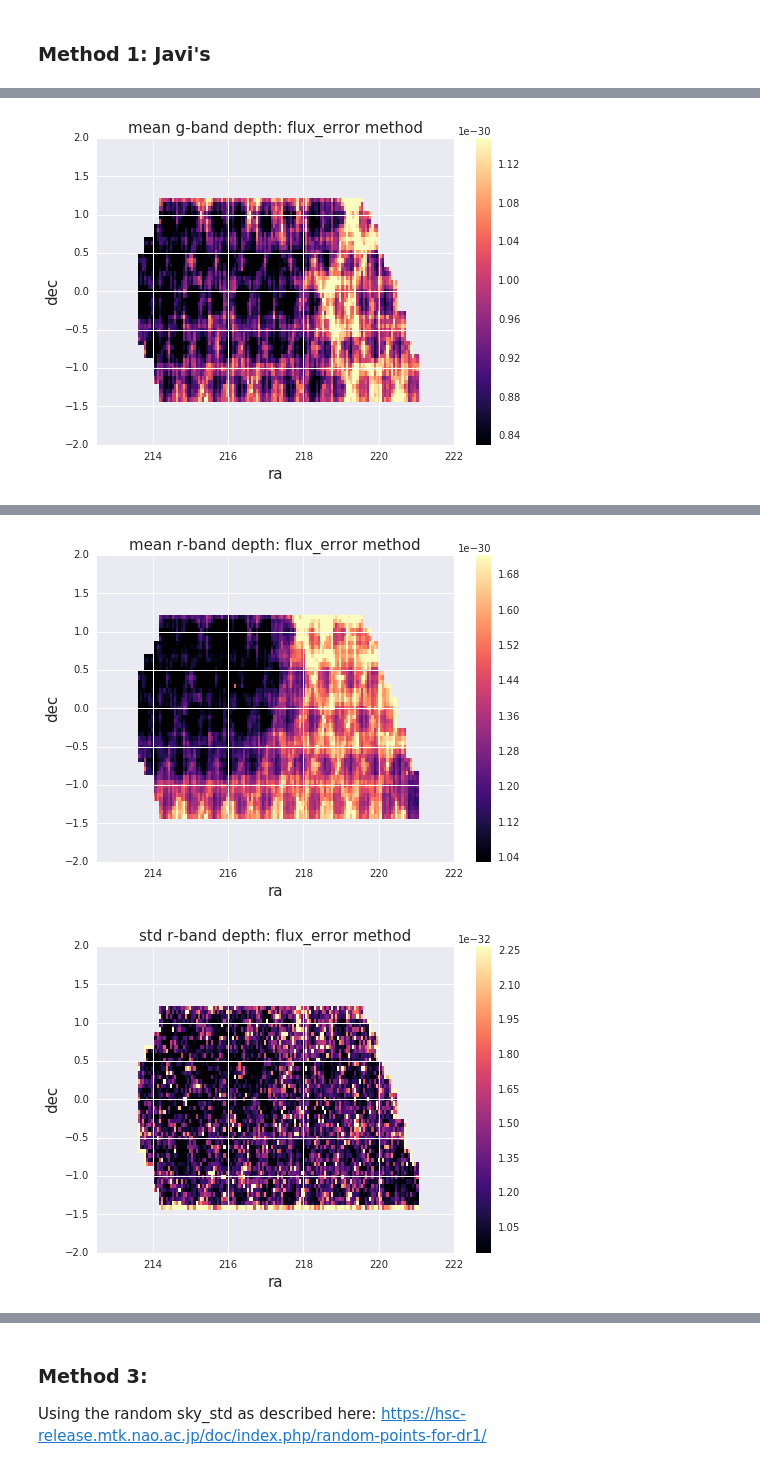
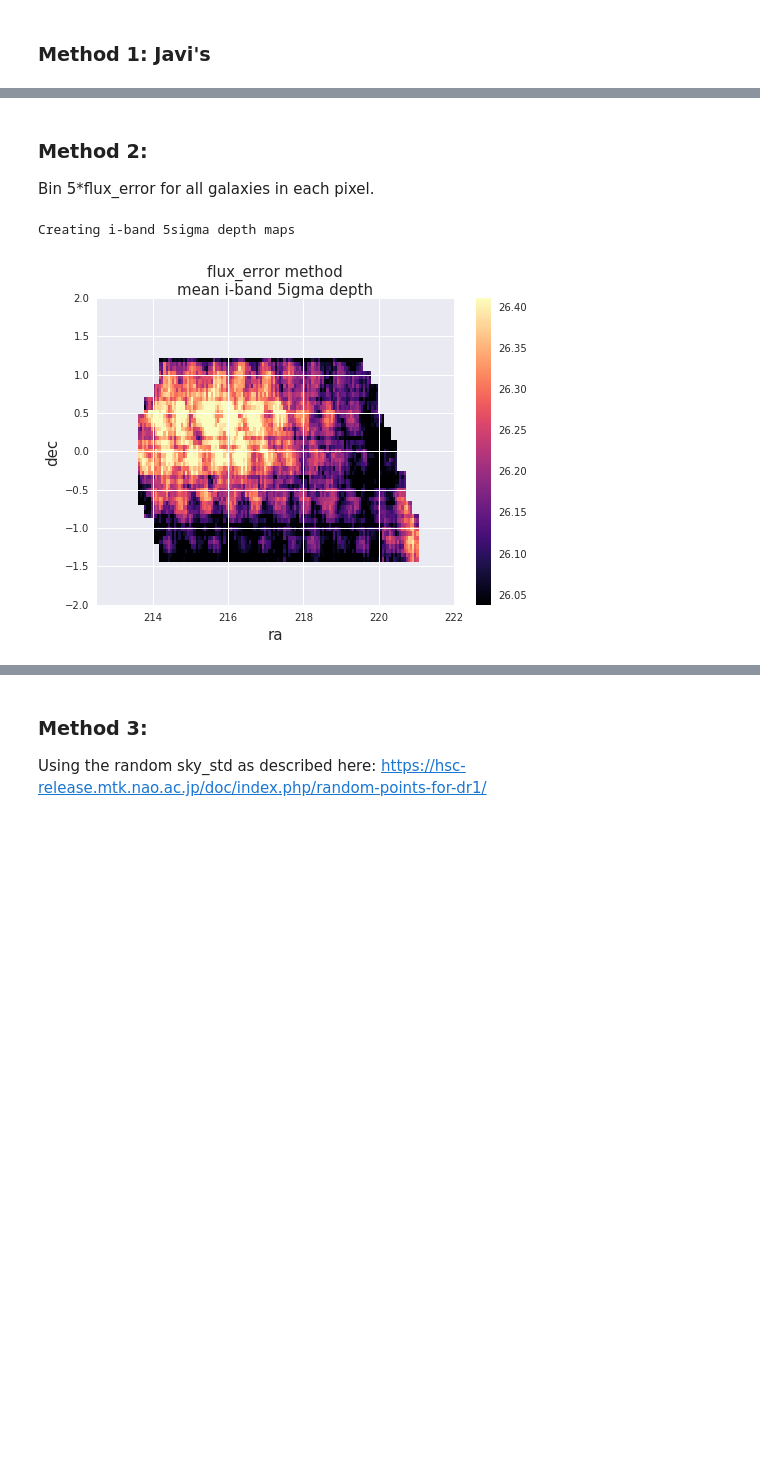
Before and after one commit to LSSTDESC/DEHSC_LSS, a Jupyter notebook: HSC_5sigma-depth.ipynb, the cells around one changed output, grey strips where cells are left out. Cells and saved outputs as stored; diff of their text form; code cells hidden in the pictures; blank space fills up the shorter version.

Commit message:
Updated notebook using the new code. Compared output with saved maps. They match.

```diff
--- a/HSC_5sigma-depth.ipynb
+++ b/HSC_5sigma-depth.ipynb
@@ -78,5 +83,6 @@ Added the columns. Now plotting the distribution.
 # %% [markdown]
 ### Estimate 5$\sigma$ depth
 # %%
-bands= ['g', 'r', 'i', 'z', 'y']
+bands= ['i']
+SNRthreshold= 5
 depthMap, depthMap_var= {}, {}
@@ -141,12 +91,14 @@ HSCField= 'GAMA15H_forced'
 # %%
 # create the 5sigma depth maps for each filter, using cmodel mags. plot skymaps + cartview.
-methodTag= 'Javis'
-depthMap[methodTag], depthMap_var[methodTag]= {}, {}
-
+HSCField= 'GAMA15H_forced'
+method= 'Javis'
+depthMap[method], depthMap_var[method]= {}, {}
 for band in bands:
     key= '%scmodel'%band
-    out= depth_map_snr_nonHP(ra= HSCdata[HSCField]['ra'], dec= HSCdata[HSCField]['dec'],
-                             mags= HSCdata[HSCField]['%s_mag'%key],
-                             snr= HSCdata[HSCField]['%s-SNR'%key],
-                             flatSkyGrid= flatSkyGrid)
-    depthMap[methodTag][band], depthMap_var[methodTag][band]= out
+    out= estDepth.javis_method(HSCdata[HSCField]['ra'], HSCdata[HSCField]['dec'], band,
+                               mags= HSCdata[HSCField]['%s_mag'%key],
+                               snr= HSCdata[HSCField]['%s-SNR'%key],
+                               flatSkyGrid= flatSkyGrid,
+                               SNRthreshold= SNRthreshold, plotMaps= True,
+                               saveMaps= False, outputDir= None)
+    depthMap[method][band], depthMap_var[method][band]= out
@@ -153,6 +108,0 @@ for band in bands:
-# %%
-for band in bands:
-    flatSkyGrid.view_map(depthMap[methodTag][band], posColorbar= True, title= "mean %s-band depth: Javi's method"%band,
-                         xlabel='ra', ylabel='dec')
-    flatSkyGrid.view_map(depthMap_var[methodTag][band], posColorbar= True, title= "std %s-band depth: Javi's method"%band,
-                         xlabel='ra', ylabel='dec')
@@ -177,14 +109,19 @@ To get std mags, need to run createMeanStdMaps with 5*flux_error converted to ma
+# %% [markdown]
+### Method 2:
+Bin 5*flux_error for all galaxies in each pixel.
 # %%
-methodTag= 'FluxErr'
-depthMap[methodTag], depthMap_var[methodTag]= {}, {}
-
 HSCDataKey= 'GAMA15H_forced'
 
+method= 'FluxErr'
+depthMap[method], depthMap_var[method]= {}, {}
+
+
 for band in bands:
-    out= createMeanStdMaps(ra= HSCdata[HSCDataKey]['ra'], dec= HSCdata[HSCDataKey]['dec'],
-                           quantity= 5.*HSCdata[HSCDataKey]['%scmodel_flux_err'%band],
-                           flatSkyGrid= flatSkyGrid,
-                           plotMaps= True, quantityName= '%s-band depth: flux_error method'%band)
-    depthMap[methodTag][band], dontcare= out
+    out= estDepth.flur_err_method(HSCdata[HSCDataKey]['ra'], HSCdata[HSCDataKey]['dec'],
+                               HSCdata[HSCDataKey]['%scmodel_flux_err'%band],
+                                band, flatSkyGrid, SNRthreshold= 5., plotMaps= True,
+                                  saveMaps= False, outputDir= None)
+    depthMap[method][band], depthMap_var[method][band]= out
 # %% [output]
+Creating i-band 5sigma depth maps
-[figure, old version]
+[figure, new version]
@@ -192,2 +128,0 @@ for band in bands:
-[figure, removed]
-[figure, removed]
```
Also changed, not shown: parts of 28 cells of this notebook.
